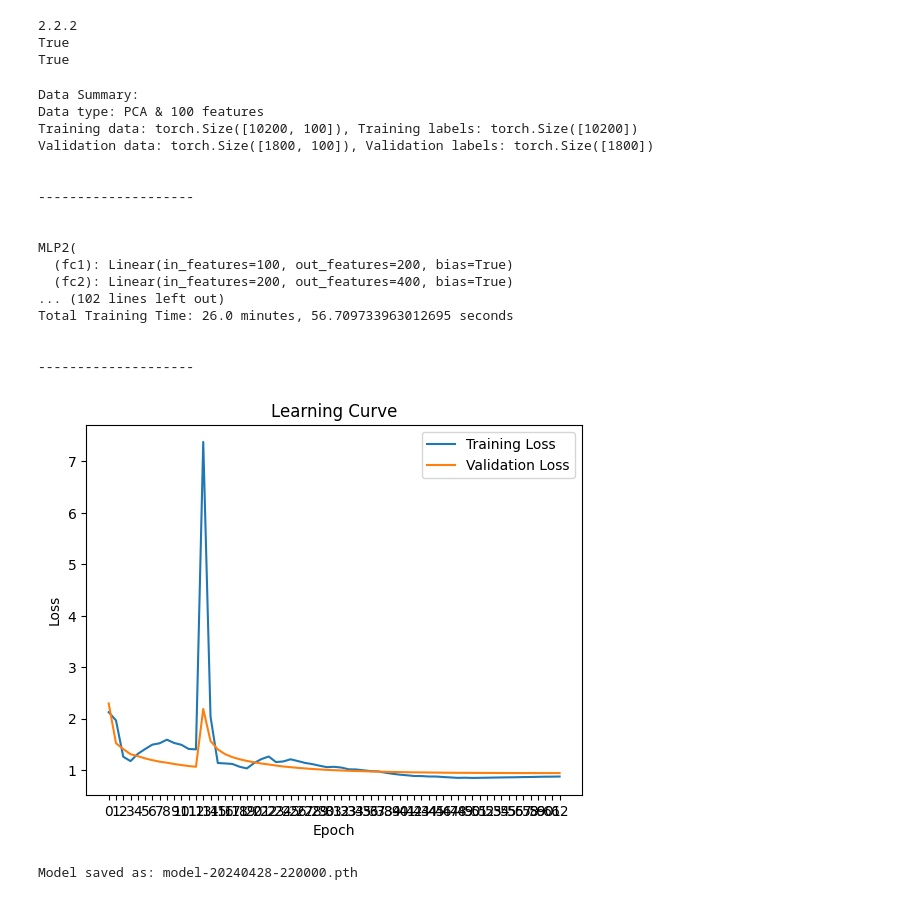
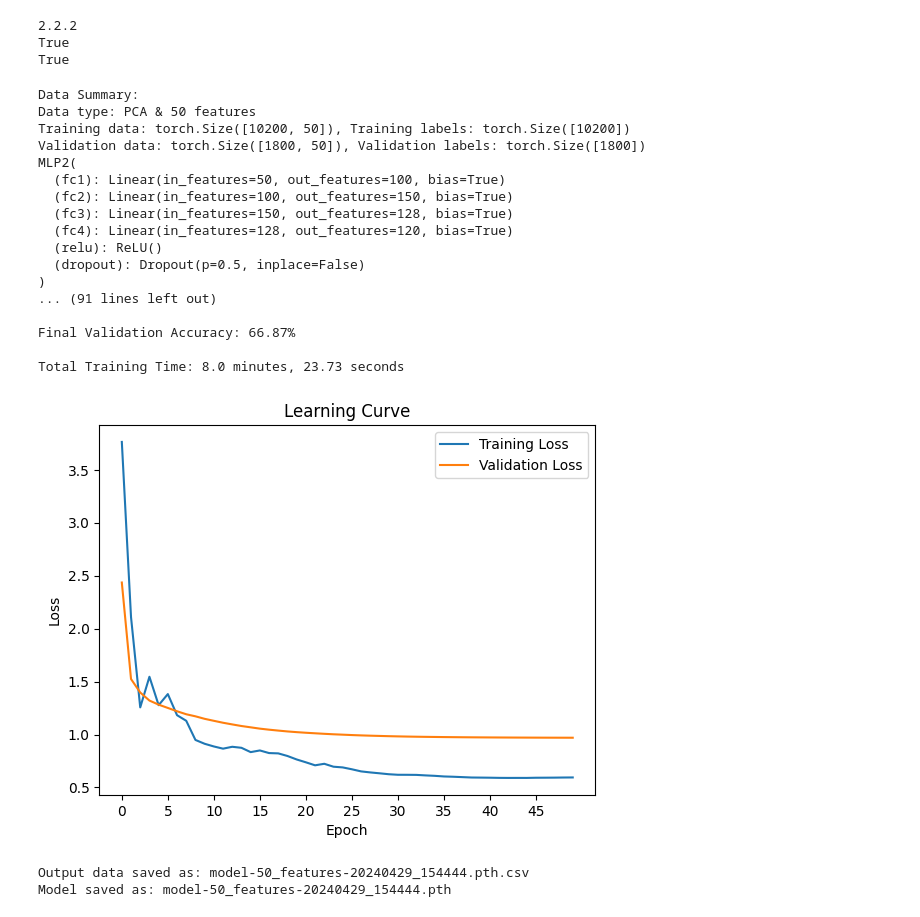
Before and after one commit to realtomkwok/info911-project, a Jupyter notebook: mlp.ipynb, the cells around one changed output. Drawn from its saved outputs; the diff is of its cells as text; code cells hidden in the pictures.

```diff
--- a/mlp.ipynb
+++ b/mlp.ipynb
@@ -373,7 +373,7 @@ y_test
   * k = 200
 * see which set gets the highest on the validation set
 # %%
-k = 100
+k = 50
 X_train_pca_fs, X_valid_pca_fs, X_test_pca_fs, mutalinfo = feature_section(X_train_pca, X_valid_pca, X_test_pca, mutual_info_classif, k)
 # %%
 # Dataset 3 - PCA & Feature Selection
@@ -537,10 +534,21 @@ def train_model(model_loader, validation_loader, num_epoch):
+# %%
+# Export output data from each epoch
+def export_output_data(model_name):
+    # Create a DataFrame to store the output data
+    output_data = pd.DataFrame({
+        'Epoch': range(1, len(loss_values) + 1),
+        'Training Loss': loss_values,
+        'Validation Loss': val_loss_values,
+        'Validation Accuracy': val_accuracy_values
+    })
+
+    # Save the output data to a CSV file
+    output_data.to_csv(f"output/{model_name}.csv", index=False)
+    print(f"Output data saved as: {model_name}.csv")
 # %%
 # Visualize the loss values
 # %pip install matplotlib
 import matplotlib.pyplot as plt
-
-loss_values = []
-val_loss_values = []
 
 def plot_learning_curve(loss_values, val_loss_values, model_name):
     plt.clf()
@@ -548,10 +556,13 @@ def plot_learning_curve(loss_values, val_loss_values, model_name):
     plt.plot(val_loss_values, label='Validation Loss')
     plt.title('Learning Curve')
     plt.xlabel('Epoch')
-    plt.xticks(range(len(loss_values)))
+
+    # Display the x-axis labels every 5 epochs
+    plt.xticks(range(0, len(loss_values), 5))
+
     plt.ylabel('Loss')
     plt.legend()
-    plt.savefig(f"{model_name}.pdf")
+    plt.savefig(f"output/{model_name}.pdf")
     plt.show()
 # %%
 # Evaluate the model
@@ -598,48 +609,55 @@ def load_data(X_train, X_valid, y_train, y_valid):
     print(f"Data type: PCA & {k} features")
     print(f"Training data: {X_train_tensor.shape}, Training labels: {y_train_tensor.shape}")
     print(f"Validation data: {X_valid_tensor.shape}, Validation labels: {y_valid_tensor.shape}")
-    print_seperator()
 
     return train_loader, valid_loader
 # %%
 # Create an instance of the model, and define the loss function and optimizer
-model = MLP2(100, 200, 400, 200, 120)       # features
+model = MLP2(50, 100, 150, 128, 120)       # features
 criterion = nn.CrossEntropyLoss() # Loss function: Cross-entropy loss
 optimizer = optim.Adam(model.parameters(), lr=0.001, weight_decay=0.01)  # Add weight decay for L2 regularization
 scheduler = optim.lr_scheduler.ExponentialLR(optimizer, gamma=0.9)  # Add learning rate
+
+# Initialize the loss values and validation loss values
+loss_values = []
+val_loss_values = []
+val_accuracy_values = []
 
 # Train the model
 train_loader, valid_loader = load_data(X_train_pca_fs, X_valid_pca_fs, y_train, y_valid)    # Using PCA & feature selection
 # train_loader, valid_loader = load_data(X_train_pca, X_valid_pca, y_train, y_valid)    # Using PCA
 # train_loader, valid_loader = load_data(X_train_sclr, X_valid_sclr, y_train, y_valid)  # Using all features
 
 train_model(train_loader, valid_loader, 50)
 
-time_str = time.strftime("%Y%m%d-%H%M%S")
-model_name = f"model-{time_str}.pth"
+time_str = time.strftime("%Y%m%d_%H%M%S")
+model_name = f"model-{k}_features-{time_str}.pth"
 # Visualize the loss values
 plot_learning_curve(loss_values, val_loss_values, model_name)
+# Export the output data
+export_output_data(model_name)
 
 # Save the model for validation and future use
 torch.save(model.state_dict(), model_name)
 print(f"Model saved as: {model_name}")
 # %% [output]
 Data Summary:
-Data type: PCA & 100 features
-Training data: torch.Size([10200, 100]), Training labels: torch.Size([10200])
-Validation data: torch.Size([1800, 100]), Validation labels: torch.Size([1800])
+Data type: PCA & 50 features
+Training data: torch.Size([10200, 50]), Training labels: torch.Size([10200])
+Validation data: torch.Size([1800, 50]), Validation labels: torch.Size([1800])
+MLP2(
+  (fc1): Linear(in_features=50, out_features=100, bias=True)
+  (fc2): Linear(in_features=100, out_features=150, bias=True)
+  (fc3): Linear(in_features=150, out_features=128, bias=True)
+  (fc4): Linear(in_features=128, out_features=120, bias=True)
+  (relu): ReLU()
+  (dropout): Dropout(p=0.5, inplace=False)
+)
+... (91 lines left out)
 
+Final Validation Accuracy: 66.87%
 
---------------------
-
-
-MLP2(
-  (fc1): Linear(in_features=100, out_features=200, bias=True)
-  (fc2): Linear(in_features=200, out_features=400, bias=True)
-... (102 lines left out)
-Total Training Time: 26.0 minutes, 56.709733963012695 seconds
-
-
---------------------
+Total Training Time: 8.0 minutes, 23.73 seconds
-[figure, old version]
+[figure, new version]
-Model saved as: model-20240428-220000.pth
+Output data saved as: model-50_features-20240429_154444.pth.csv
+Model saved as: model-50_features-20240429_154444.pth
```
Also changed, not shown: parts of 3 cells of this notebook, 13 other files.
